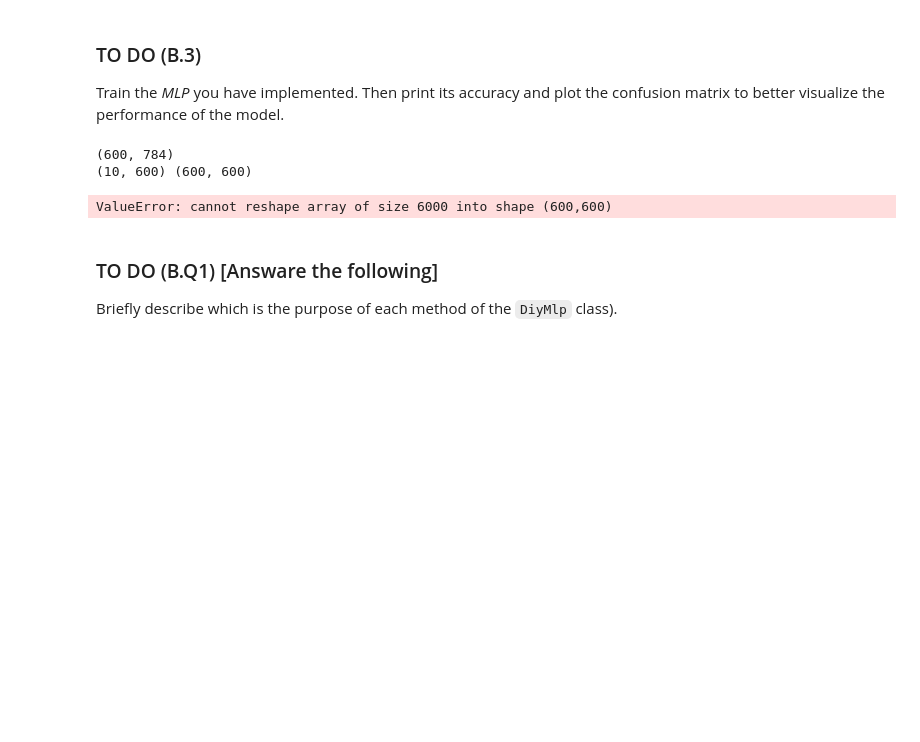
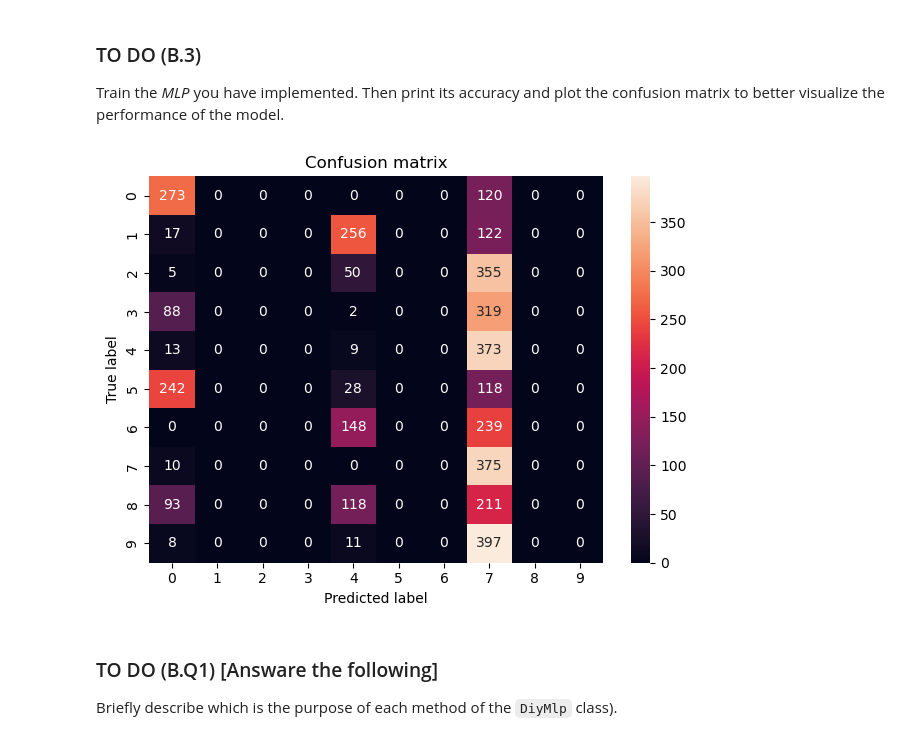
Before and after one commit to adadiorio/Machine_learning_23-24, a Jupyter notebook: lab4/assignment_lab04.ipynb, the cells around one changed output. Drawn from its saved outputs; the diff is of its cells as text; code cells hidden in the pictures; blank space fills up the shorter version.

```diff
--- a/lab4/assignment_lab04.ipynb
+++ b/lab4/assignment_lab04.ipynb
@@ -505,14 +505,10 @@ class Activation:
         """
 
         if self.name == 'relu':
-            if x > 0:
-                return x, x
-            elif x <= 0:
-                return np.zeros(x.shape), x
+            return np.maximum(0, x)
 
         elif self.name == 'sigmoid':
-            x = tuple(-val for val in x)
-            return 1/(1+np.exp(x))
+            return 1/(1+np.exp(-x))
 
         else:
             raise ValueError('Activation function not supported')
@@ -527,10 +523,7 @@ class Activation:
         """
 
         if self.name == 'relu':
-            if x > 0:
-                return np.ones(len(x))
-            elif x <= 0:
-                return np.zeros(len(x))
+            return np.where(x > 0, 1, 0)
 
         elif self.name == 'sigmoid':
             sig_x = self.__call__(x)
@@ -751,32 +735,25 @@ class DiyMlp:
 
 Train the *MLP* you have implemented. Then print its accuracy and plot the confusion matrix to better visualize the performance of the model.
 # %%
-# Define the MLP object
-#print(hl_sizes)
-layers = [784, 600]
-mlp = DiyMlp(layers, learning_rate = lr_list)
-print(x_train.shape)
+# Define the MLP object
+
+mlp = DiyMlp(layers=[784, 20 ,10], learning_rate=0.01)  # Example architecture: 4 input nodes, 5 hidden nodes, 3 hidden nodes, 1 output node
+
 # Train the MLP
-mlp.train(x_train, y_train, epochs = 600)
-
-# Compute the prediction
-mlp.predict(x_train)
-
-# Compute the accuracy on the test set and print it
-test_prediction = mlp.predict(x_test)
-correct_predictions = sum(1 for pred, true in zip(test_prediction, y_test) if pred == true)
-accuracy = (correct_predictions / len(predictions)) * 100
+#need to make a variable for the iterations
+mlp.train(x_train, y_train, 200)
+# Compute the prediction
+predictions = mlp.predict(x_test)
+# Compute the accuracy on the test set and print it
+accuracy = np.mean(predictions == y_test)
-# %% [output]
-(600, 784)
-(10, 600) (600, 600)
-ValueError: cannot reshape array of size 6000 into shape (600,600)
 # %%
 # Compute the confusion matrix
-# ADD YOUR CODE HERE
-
+conf_matrix = confusion_matrix(y_test, predictions)
 # Plot the confusion matrix
 # Suggestions: use the plot_conf_matrix function
-# ADD YOUR CODE HERE
+plot_conf_matrix(conf_matrix)
+# %% [output]
+[figure, added]
 # %% [markdown]
 ### TO DO (B.Q1) [Answare the following]
 
```
Also changed, not shown: parts of 2 cells of this notebook.
